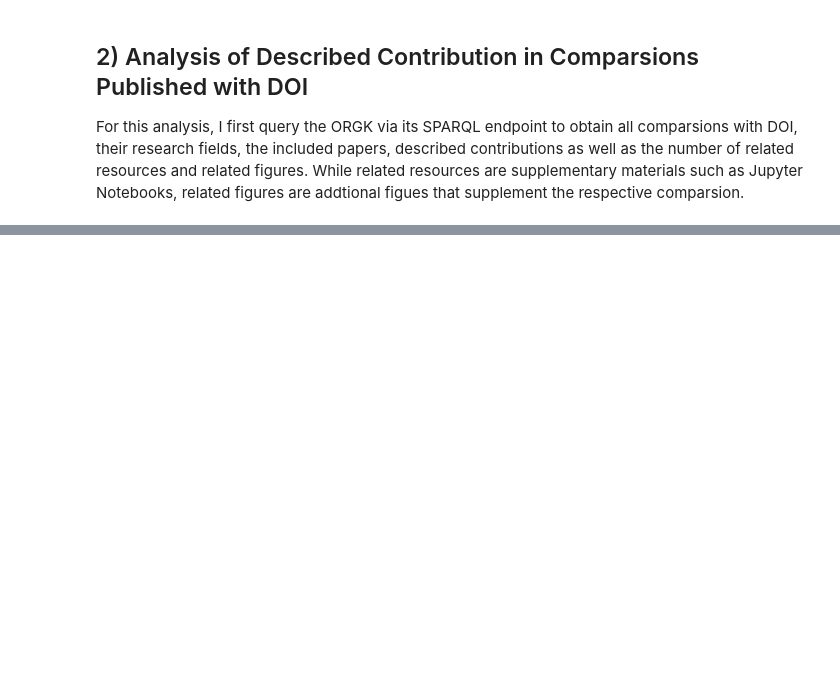
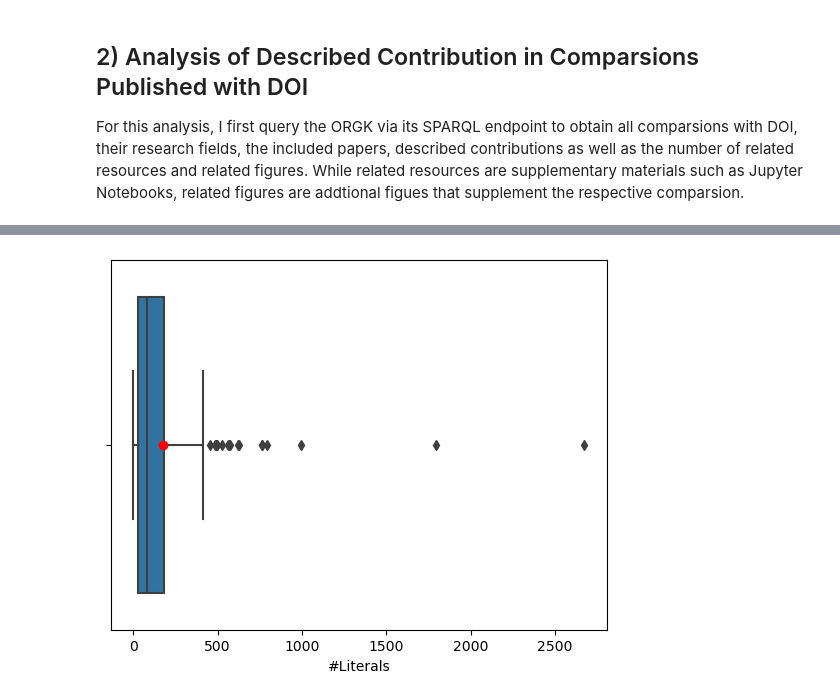
Before and after one commit to okarras/Jupyter-Notebooks, a Jupyter notebook: TailoredFormingAnalysis/paper_comparison_analysis.ipynb, the cells around one changed output, grey strips where cells are left out. Drawn from its saved outputs; the diff is of its cells as text; code cells hidden in the pictures; blank space fills up the shorter version.

```diff
--- a/TailoredFormingAnalysis/paper_comparison_analysis.ipynb
+++ b/TailoredFormingAnalysis/paper_comparison_analysis.ipynb
@@ -184,0 +279,7 @@ print(result[['research_field']].value_counts())
+# %%
+box = sns.boxplot(x=result['#Literals'])
+box.plot(178, 0, 'ro')
+#sns.stripplot(x = result['#Statements'], color = 'black', alpha = 0.3, data = result)
+plt.show()
+# %% [output]
+[figure, added]
```
Also changed, not shown: parts of 9 cells of this notebook, 8 other files.
